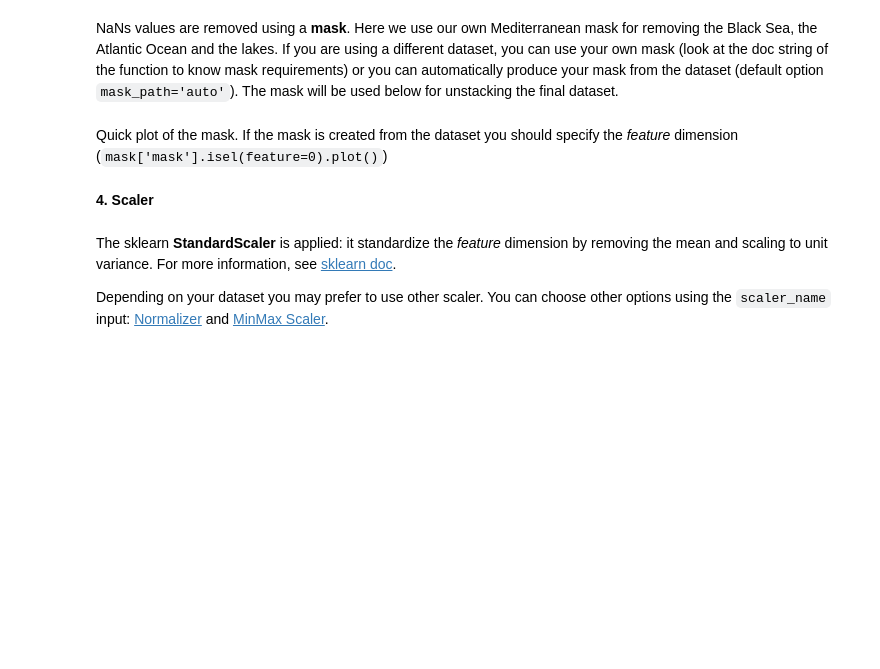
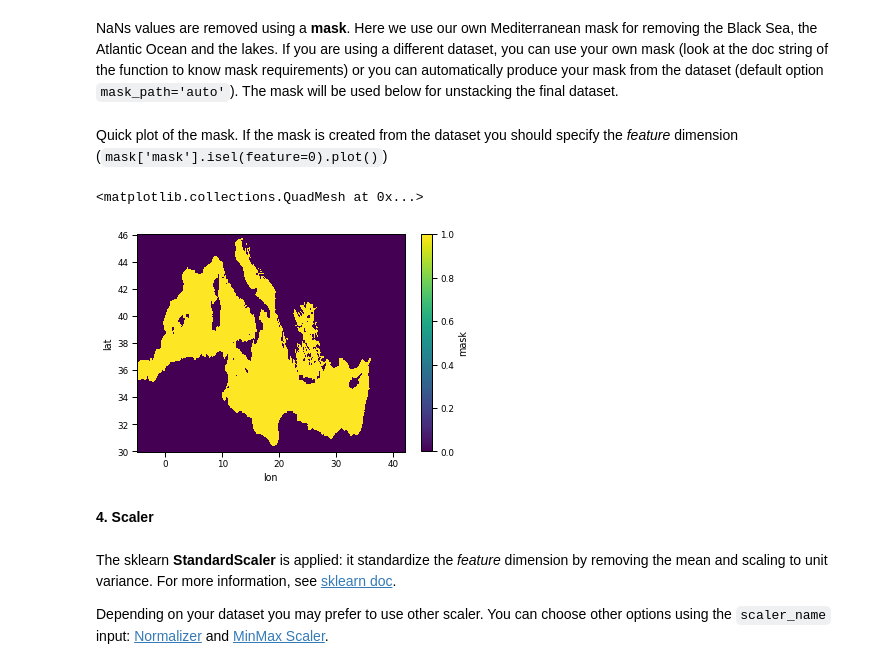
Before and after one commit to euroargodev/BlueCloud, a Jupyter notebook: ModelDevelopment_OceanRegimes.ipynb, the cells around one changed output. Saved outputs shown, nothing was run; the diff lists cells and outputs as text; code cells hidden in the pictures; blank space fills up the shorter version.

```diff
--- a/ModelDevelopment_OceanRegimes.ipynb
+++ b/ModelDevelopment_OceanRegimes.ipynb
@@ -163,13 +165,16 @@ __3. Delate all NaN values__
 # %% [markdown]
 NaNs values are removed using a __mask__. Here we use our own Mediterranean mask for removing the Black Sea, the Atlantic Ocean and the lakes. If you are using a different dataset, you can use your own mask (look at the doc string of the function to know mask requirements) or you can automatically produce your mask from the dataset (default option ``mask_path='auto'``). The mask will be used below for unstacking the final dataset.
 # %%
-#X, mask = OR_delate_NaNs(X, var_name =var_name, mask_path='datasets/Mediterranean_mask.nc')
-X, mask = OR_delate_NaNs(X, var_name = var_name)
+X, mask = OR_delate_NaNs(X, var_name =var_name, mask_path='datasets/Mediterranean_mask.nc')
+#X, mask = OR_delate_NaNs(X, var_name = var_name)
 # %% [markdown]
 Quick plot of the mask. If the mask is created from the dataset you should specify the *feature* dimension (``mask['mask'].isel(feature=0).plot()``)
 # %%
-#mask['mask'].plot()
-mask['mask'].isel(feature=0).plot()
+mask['mask'].plot()
+#mask['mask'].isel(feature=0).plot()
+# %% [output]
+<matplotlib.collections.QuadMesh at 0x...>
+[figure, added]
 # %% [markdown]
 __4. Scaler__
 # %% [markdown]
```
Also changed, not shown: parts of 11 cells of this notebook, 9 other files.
